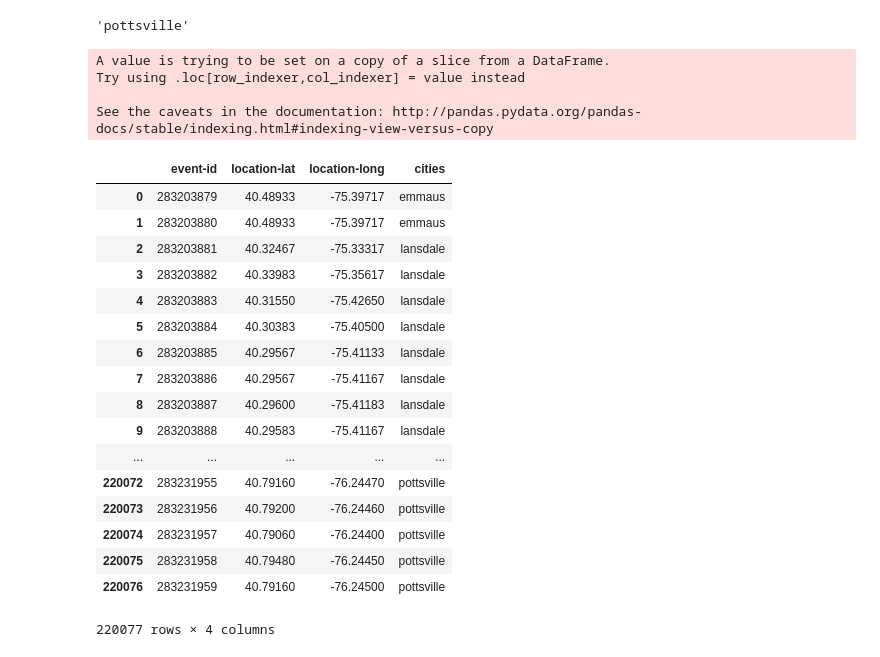
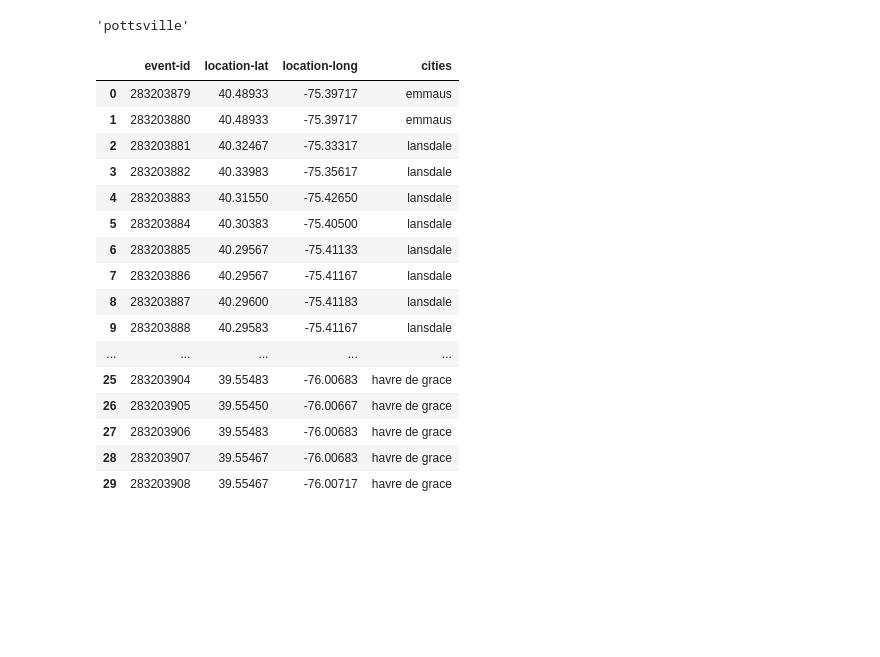
Before and after one commit to sunshineaqu/Turkey-Vulture-Migration, a Jupyter notebook: vulture_etl_cities.ipynb, the cells around one changed output. Drawn from its saved outputs; the diff is of its cells as text; code cells hidden in the pictures; blank space fills up the shorter version.

```diff
--- a/vulture_etl_cities.ipynb
+++ b/vulture_etl_cities.ipynb
@@ -258,29 +410,25 @@ cities[-1]
 # %% [output]
 'pottsville'
 # %%
-cities_df = new_vulture_data_df[['event-id', 'location-lat', 'location-long']]
-cities_df["cities"] = pd.DataFrame({"cities" : cities})
-cities_df[['event-id', 'location-lat', 'location-long', 'cities']]
+cities_citypy = new_vulture_data_df[['event-id', 'location-lat', 'location-long']]
+cities_citypy["cities"] = pd.DataFrame({"cities" : cities})
+cities_citypy = cities_citypy[['event-id', 'location-lat', 'location-long', 'cities']]
+cities_citypy.head(30)
 # %% [output]
-A value is trying to be set on a copy of a slice from a DataFrame.
-Try using .loc[row_indexer,col_indexer] = value instead
-
-See the caveats in the documentation: http://pandas.pydata.org/pandas-docs/stable/indexing.html#indexing-view-versus-copy
 |  | event-id | location-lat | location-long | cities |
 | 0 | 283203879 | 40.48933 | -75.39717 | emmaus |
 | 1 | 283203880 | 40.48933 | -75.39717 | emmaus |
 | 2 | 283203881 | 40.32467 | -75.33317 | lansdale |
 | 3 | 283203882 | 40.33983 | -75.35617 | lansdale |
 | 4 | 283203883 | 40.31550 | -75.42650 | lansdale |
 | 5 | 283203884 | 40.30383 | -75.40500 | lansdale |
 | 6 | 283203885 | 40.29567 | -75.41133 | lansdale |
 | 7 | 283203886 | 40.29567 | -75.41167 | lansdale |
 | 8 | 283203887 | 40.29600 | -75.41183 | lansdale |
 | 9 | 283203888 | 40.29583 | -75.41167 | lansdale |
 | ... | ... | ... | ... | ... |
-| 220072 | 283231955 | 40.79160 | -76.24470 | pottsville |
-| 220073 | 283231956 | 40.79200 | -76.24460 | pottsville |
-| 220074 | 283231957 | 40.79060 | -76.24400 | pottsville |
-| 220075 | 283231958 | 40.79480 | -76.24450 | pottsville |
-| 220076 | 283231959 | 40.79160 | -76.24500 | pottsville |
+| 25 | 283203904 | 39.55483 | -76.00683 | havre de grace |
+| 26 | 283203905 | 39.55450 | -76.00667 | havre de grace |
+| 27 | 283203906 | 39.55483 | -76.00683 | havre de grace |
+| 28 | 283203907 | 39.55467 | -76.00683 | havre de grace |
+| 29 | 283203908 | 39.55467 | -76.00717 | havre de grace |
-220077 rows × 4 columns
```
Also changed, not shown: parts of 24 cells of this notebook, 4 other files.
